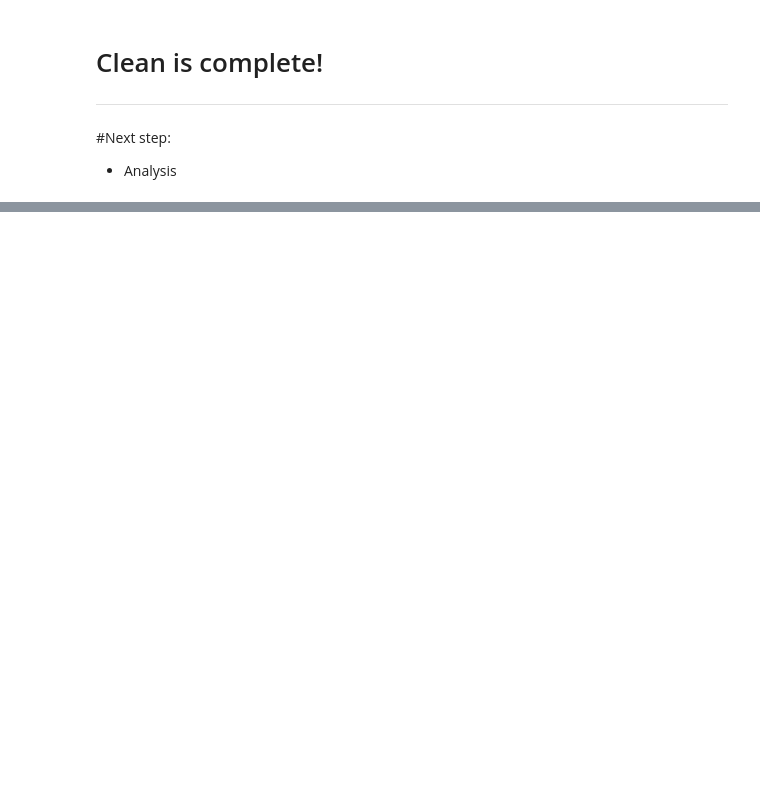
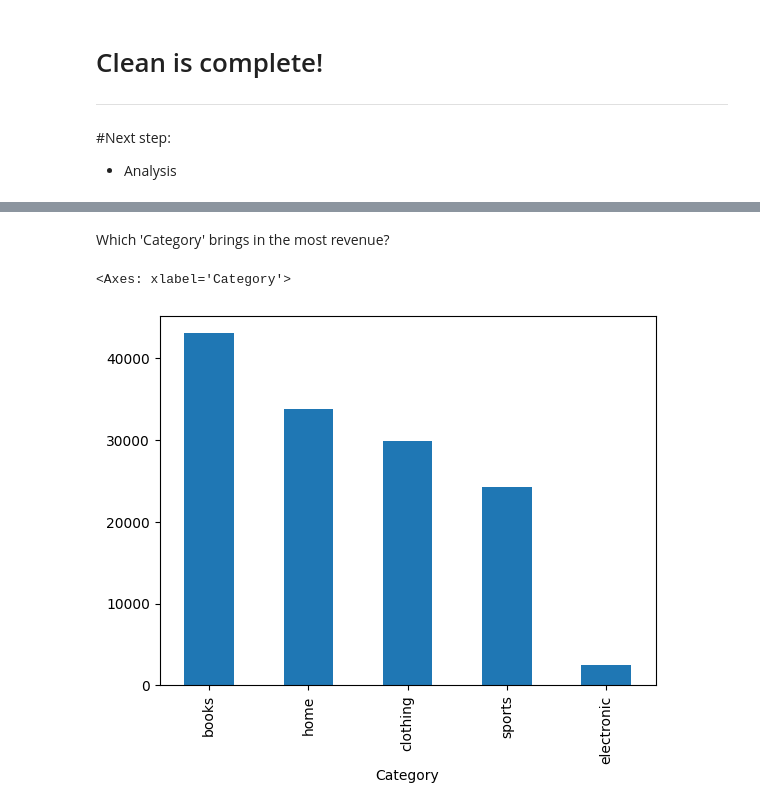
Before and after one commit to anaisrcast/Data-Science-Practice, a Jupyter notebook: Practice/SalesData.ipynb, the cells around one changed output, grey strips where cells are left out. Cells and saved outputs as stored; diff of their text form; code cells hidden in the pictures; blank space fills up the shorter version.

```diff
--- a/Practice/SalesData.ipynb
+++ b/Practice/SalesData.ipynb
@@ -317,0 +354,7 @@ memory usage: 9.5+ KB
+# %% [markdown]
+Which 'Category' brings in the most revenue?
+# %%
+(sales_df.groupby('Category')['Total'].sum().round(2)).sort_values(ascending = False).plot(kind = 'bar')
+# %% [output]
+<Axes: xlabel='Category'>
+[figure, added]
```
Also changed, not shown: parts of 22 cells of this notebook.
